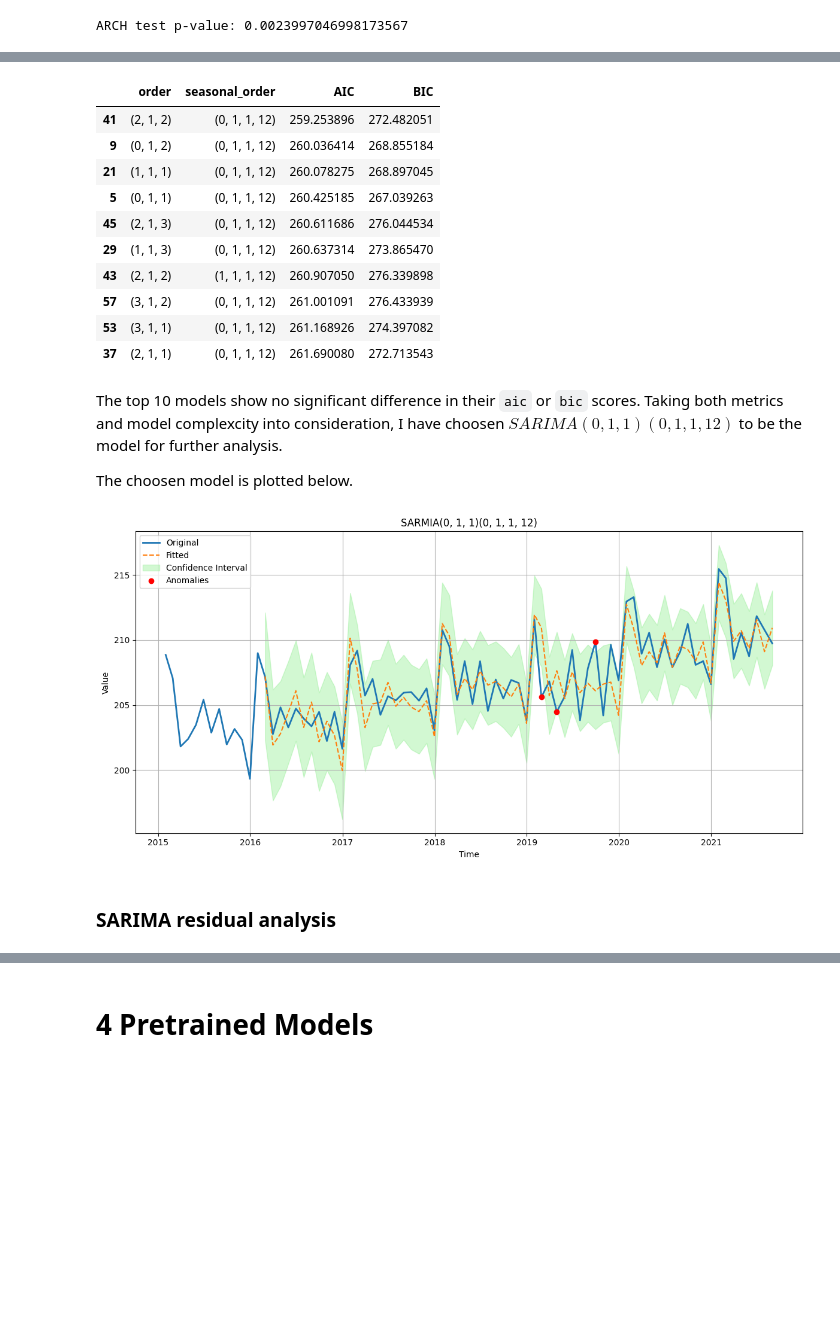
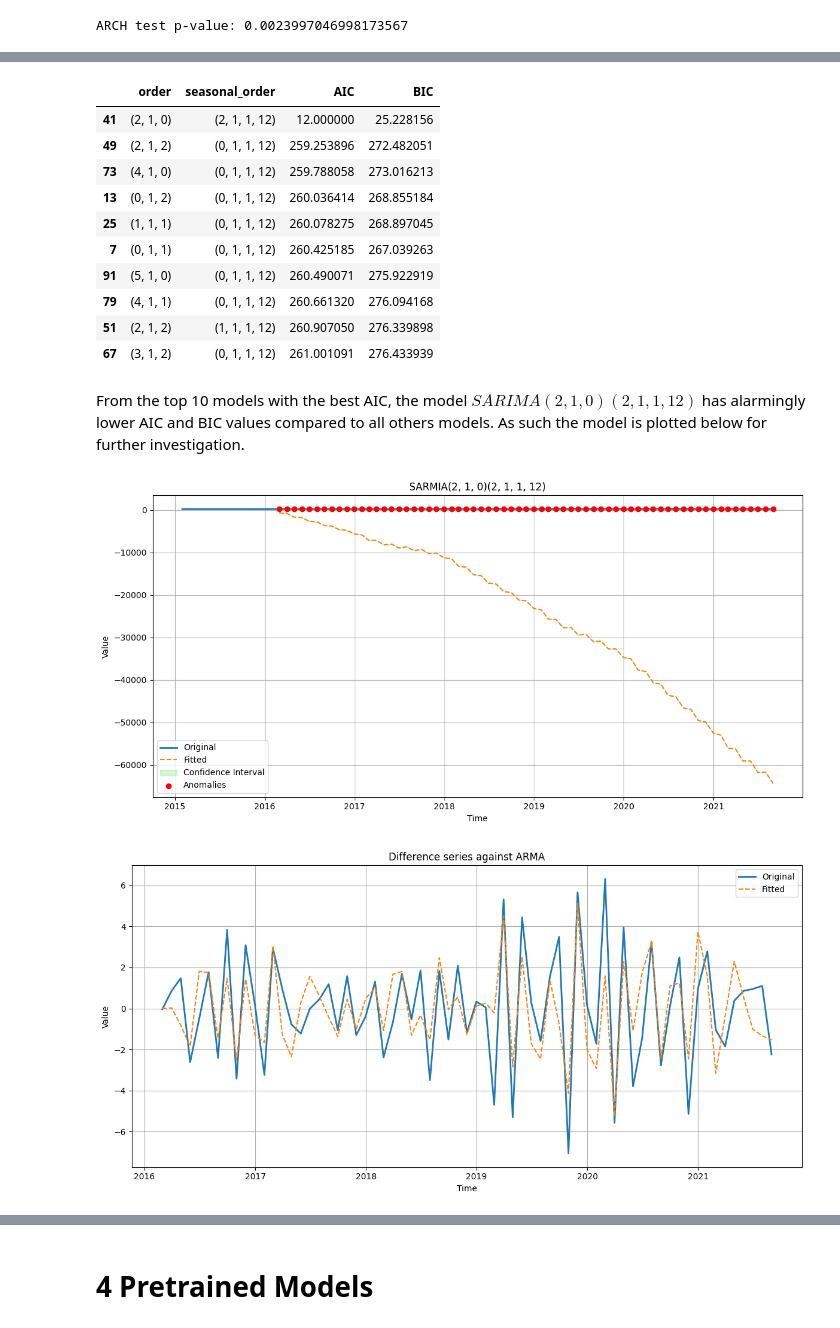
Before and after one commit to Jiaqi-Tang/Time-Series-Anomaly, a Jupyter notebook: notebooks/short_seasonal.ipynb, the cells around one changed output, grey strips where cells are left out. Saved outputs shown, nothing was run; the diff lists cells and outputs as text; code cells hidden in the pictures; blank space fills up the shorter version.

Commit message:
Finalized short_seasonal report

```diff
--- a/notebooks/short_seasonal.ipynb
+++ b/notebooks/short_seasonal.ipynb
@@ -18,7 +23,7 @@ from src.visualization.plots import plot_ts
 
 data_file = '../data/short_seasonal.csv'
 
-data, ts, lables = load_synthetic_data(data_file)
-plot_ts(ts, anom=lables)
+data, ts, labels = load_synthetic_data(data_file)
+plot_ts(ts, anom=labels)
 # %% [output]
 [figure]
@@ -123,5 +118,5 @@ Base on part 2.1, it is safe to assume that there is a seasonal component of per
 # %%
-ts_diff = ts.diff(12).diff()
+ts_diff = ts.diff(12).diff().dropna()
 plot_ts(ts_diff, title='Differenced Time Series')
 # %% [output]
 [figure]
@@ -181,30 +178,33 @@ The ACF and PACF both seem to be deminished in value over higher lags, but have
 # %%
 from src.models.statistical.arma_models import SARIMA_grid_search
 
-results_table = SARIMA_grid_search(ts, period=12, d=1, D=1, max_p=3, max_q=3, max_P=1, max_Q=1)
+results_table = SARIMA_grid_search(ts, period=12, d=1, D=1, max_p=5, max_q=2, max_P=2, max_Q=1)
 df_results = pd.DataFrame(results_table).sort_values('AIC', na_position='last')
 
 display(df_results[['order', 'seasonal_order', 'AIC', 'BIC']].head(10))
 # %% [output]
 |  | order | seasonal_order | AIC | BIC |
-| 41 | (2, 1, 2) | (0, 1, 1, 12) | 259.253896 | 272.482051 |
-| 9 | (0, 1, 2) | (0, 1, 1, 12) | 260.036414 | 268.855184 |
-| 21 | (1, 1, 1) | (0, 1, 1, 12) | 260.078275 | 268.897045 |
-| 5 | (0, 1, 1) | (0, 1, 1, 12) | 260.425185 | 267.039263 |
-| 45 | (2, 1, 3) | (0, 1, 1, 12) | 260.611686 | 276.044534 |
-| 29 | (1, 1, 3) | (0, 1, 1, 12) | 260.637314 | 273.865470 |
-| 43 | (2, 1, 2) | (1, 1, 1, 12) | 260.907050 | 276.339898 |
-| 57 | (3, 1, 2) | (0, 1, 1, 12) | 261.001091 | 276.433939 |
-| 53 | (3, 1, 1) | (0, 1, 1, 12) | 261.168926 | 274.397082 |
-| 37 | (2, 1, 1) | (0, 1, 1, 12) | 261.690080 | 272.713543 |
+| 41 | (2, 1, 0) | (2, 1, 1, 12) | 12.000000 | 25.228156 |
+| 49 | (2, 1, 2) | (0, 1, 1, 12) | 259.253896 | 272.482051 |
+| 73 | (4, 1, 0) | (0, 1, 1, 12) | 259.788058 | 273.016213 |
+| 13 | (0, 1, 2) | (0, 1, 1, 12) | 260.036414 | 268.855184 |
+| 25 | (1, 1, 1) | (0, 1, 1, 12) | 260.078275 | 268.897045 |
+| 7 | (0, 1, 1) | (0, 1, 1, 12) | 260.425185 | 267.039263 |
+| 91 | (5, 1, 0) | (0, 1, 1, 12) | 260.490071 | 275.922919 |
+| 79 | (4, 1, 1) | (0, 1, 1, 12) | 260.661320 | 276.094168 |
+| 51 | (2, 1, 2) | (1, 1, 1, 12) | 260.907050 | 276.339898 |
+| 67 | (3, 1, 2) | (0, 1, 1, 12) | 261.001091 | 276.433939 |
 # %% [markdown]
-The top 10 models show no significant difference in their `aic` or `bic` scores. Taking both metrics and model complexcity into consideration, I have choosen $SARIMA(0, 1, 1)(0, 1, 1, 12)$ to be the model for further analysis.
-
-The choosen model is plotted below.
+From the top 10 models with the best AIC, the model $SARIMA(2, 1, 0)(2, 1, 1, 12)$ has alarmingly lower AIC and BIC values compared to all others models. As such the model is plotted below for further investigation.
 # %%
-best_sarima_model = df_results.iloc[3]
-plot_ts(ts, fit=best_sarima_model['model'].fittedvalues[13:], CI=best_sarima_model['conf_int'], anom=best_sarima_model['anom'], title=f'SARMIA{best_sarima_model['order']}{best_sarima_model['seasonal_order']}')
+from statsmodels.tsa.statespace.sarimax import SARIMAX
+
+best_sarima_model = df_results.iloc[0]
+plot_ts(ts, fit=best_sarima_model['model'].fittedvalues[13:], CI=best_sarima_model['conf_int'],
+        anom=best_sarima_model['anom'], title=f'SARMIA{best_sarima_model['order']}{best_sarima_model['seasonal_order']}')
+
+model = SARIMAX(ts_diff, order=(2, 0, 0), freq='ME').fit()
+plot_ts(ts_diff, fit=model.fittedvalues, title='Difference series against ARMA')
 # %% [output]
-[figure, old version]
+[figure, new version]
+[figure, added]
-# %% [markdown]
-### SARIMA residual analysis
```
Also changed, not shown: parts of 65 cells of this notebook, 3 other files.
